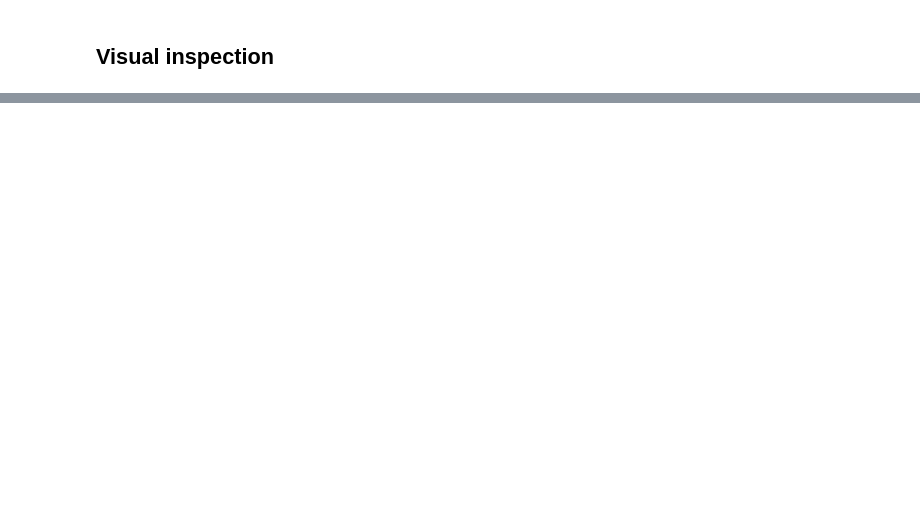
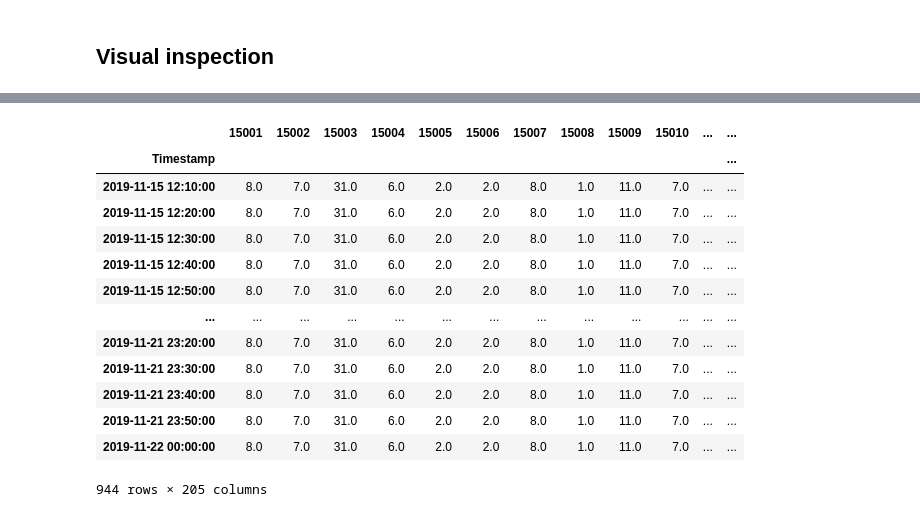
Before and after one commit to mariuszrokita/wroclawski-rower-miejski, a Jupyter notebook: bikeavailability/notebooks/02-exploratory-data-analysis.ipynb, the cells around one changed output, grey strips where cells are left out. Cells and saved outputs as stored; diff of their text form; code cells hidden in the pictures; blank space fills up the shorter version.

```diff
--- a/bikeavailability/notebooks/02-exploratory-data-analysis.ipynb
+++ b/bikeavailability/notebooks/02-exploratory-data-analysis.ipynb
@@ -101,0 +162,18 @@ ax.set_ylabel('Count');
+# %%
+mask = (df.index >= '2019-11-15') & (df.index <= '2019-11-22')
+df.loc[mask]
+# %% [output]
+|  | 15001 | 15002 | 15003 | 15004 | 15005 | 15006 | 15007 | 15008 | 15009 | 15010 | ... | ... |
+| Timestamp |  |  |  |  |  |  |  |  |  |  |  | ... |
+| 2019-11-15 12:10:00 | 8.0 | 7.0 | 31.0 | 6.0 | 2.0 | 2.0 | 8.0 | 1.0 | 11.0 | 7.0 | ... | ... |
+| 2019-11-15 12:20:00 | 8.0 | 7.0 | 31.0 | 6.0 | 2.0 | 2.0 | 8.0 | 1.0 | 11.0 | 7.0 | ... | ... |
+| 2019-11-15 12:30:00 | 8.0 | 7.0 | 31.0 | 6.0 | 2.0 | 2.0 | 8.0 | 1.0 | 11.0 | 7.0 | ... | ... |
+| 2019-11-15 12:40:00 | 8.0 | 7.0 | 31.0 | 6.0 | 2.0 | 2.0 | 8.0 | 1.0 | 11.0 | 7.0 | ... | ... |
+| 2019-11-15 12:50:00 | 8.0 | 7.0 | 31.0 | 6.0 | 2.0 | 2.0 | 8.0 | 1.0 | 11.0 | 7.0 | ... | ... |
+| ... | ... | ... | ... | ... | ... | ... | ... | ... | ... | ... | ... | ... |
+| 2019-11-21 23:20:00 | 8.0 | 7.0 | 31.0 | 6.0 | 2.0 | 2.0 | 8.0 | 1.0 | 11.0 | 7.0 | ... | ... |
+| 2019-11-21 23:30:00 | 8.0 | 7.0 | 31.0 | 6.0 | 2.0 | 2.0 | 8.0 | 1.0 | 11.0 | 7.0 | ... | ... |
+| 2019-11-21 23:40:00 | 8.0 | 7.0 | 31.0 | 6.0 | 2.0 | 2.0 | 8.0 | 1.0 | 11.0 | 7.0 | ... | ... |
+| 2019-11-21 23:50:00 | 8.0 | 7.0 | 31.0 | 6.0 | 2.0 | 2.0 | 8.0 | 1.0 | 11.0 | 7.0 | ... | ... |
+| 2019-11-22 00:00:00 | 8.0 | 7.0 | 31.0 | 6.0 | 2.0 | 2.0 | 8.0 | 1.0 | 11.0 | 7.0 | ... | ... |
+944 rows × 205 columns
```
Also changed, not shown: parts of 23 cells of this notebook.
